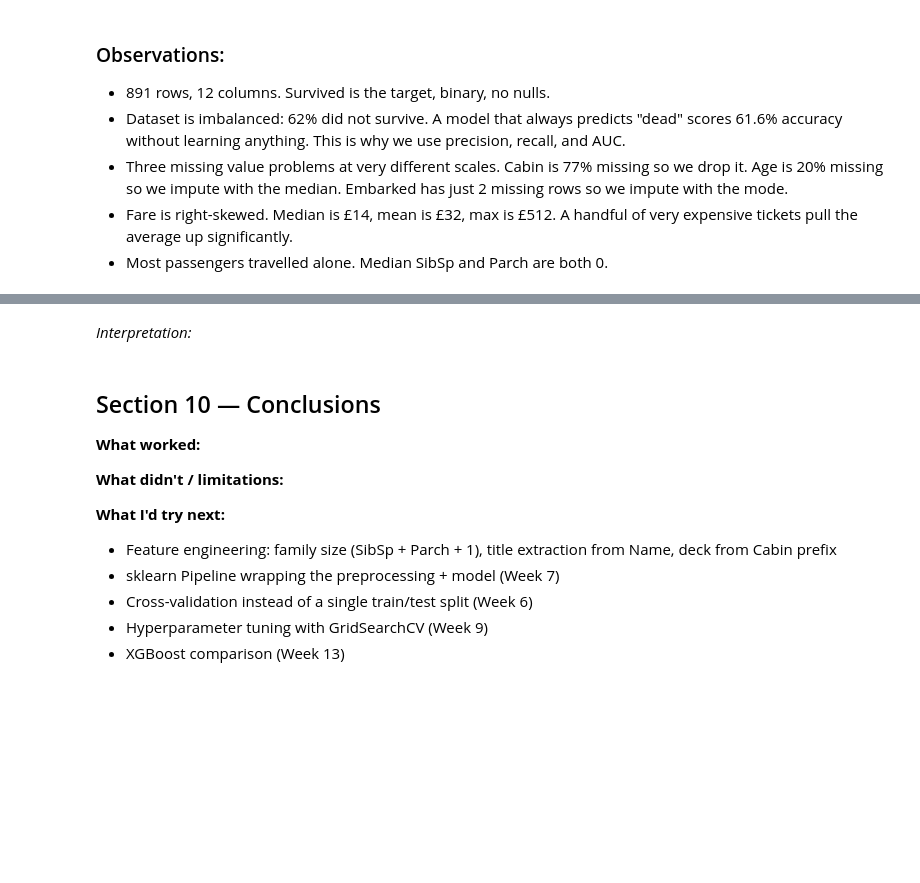
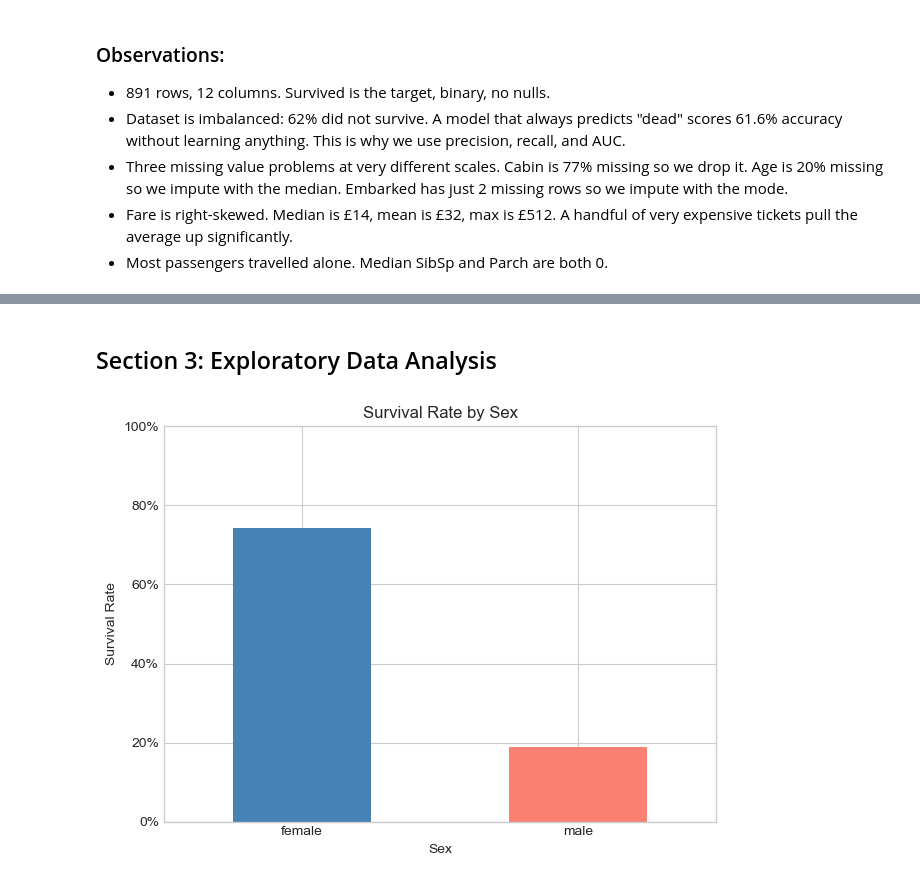
Before and after one commit to ashandx/titanic-clf, a Jupyter notebook: notebooks/titanic_classification.ipynb, the cells around one changed output, grey strips where cells are left out. Saved outputs shown, nothing was run; the diff lists cells and outputs as text; code cells hidden in the pictures; blank space fills up the shorter version.

Commit message:
feat: complete EDA, preprocessing, three models, and comparison

```diff
--- a/notebooks/titanic_classification.ipynb
+++ b/notebooks/titanic_classification.ipynb
@@ -223,18 +113,17 @@ All three ROC curves on one axes, plus a summary table. The goal is not just to
-# %% [markdown]
-*Interpretation:*
-<!-- Fill in after running: which model wins on which metric, and what the trade-off means -->
-# %% [markdown]
-## Section 10 — Conclusions
-
-<!-- Fill in at end of session -->
-
-**What worked:**
-
-**What didn't / limitations:**
-
-**What I'd try next:**
-- Feature engineering: family size (SibSp + Parch + 1), title extraction from Name, deck from Cabin prefix
-- sklearn Pipeline wrapping the preprocessing + model (Week 7)
-- Cross-validation instead of a single train/test split (Week 6)
-- Hyperparameter tuning with GridSearchCV (Week 9)
-- XGBoost comparison (Week 13)
+# %% [markdown]
+## Section 3: Exploratory Data Analysis
+# %%
+survival_by_sex = df.groupby('Sex')['Survived'].mean()
+
+fig, ax = plt.subplots()
+survival_by_sex.plot.bar(ax=ax, color=['steelblue', 'salmon'])
+ax.set_ylabel('Survival Rate')
+ax.set_title('Survival Rate by Sex')
+ax.set_ylim(0, 1)
+ax.yaxis.set_major_formatter(mticker.PercentFormatter(xmax=1))
+plt.xticks(rotation=0)
+plt.tight_layout()
+plt.savefig('../images/survival_by_sex.png', dpi=150, bbox_inches='tight')
+plt.show()
+# %% [output]
+[figure, added]
```
Also changed, not shown: parts of 61 cells of this notebook.
